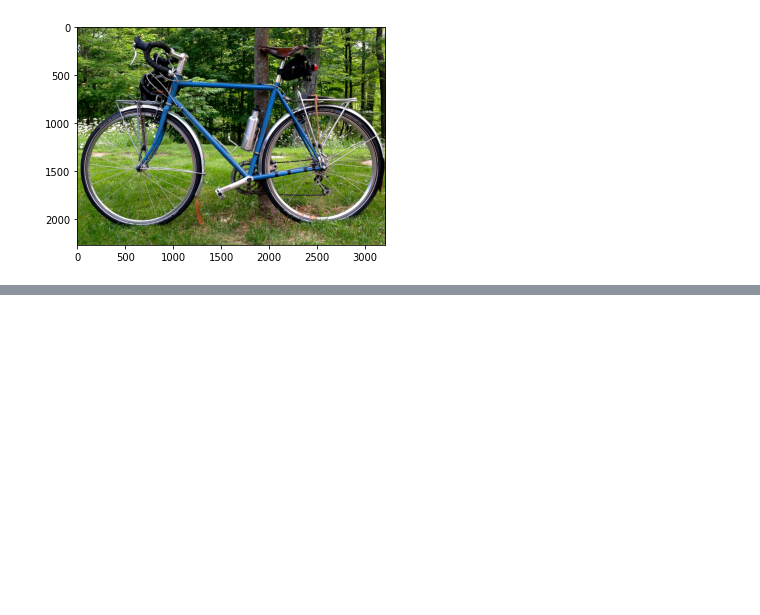
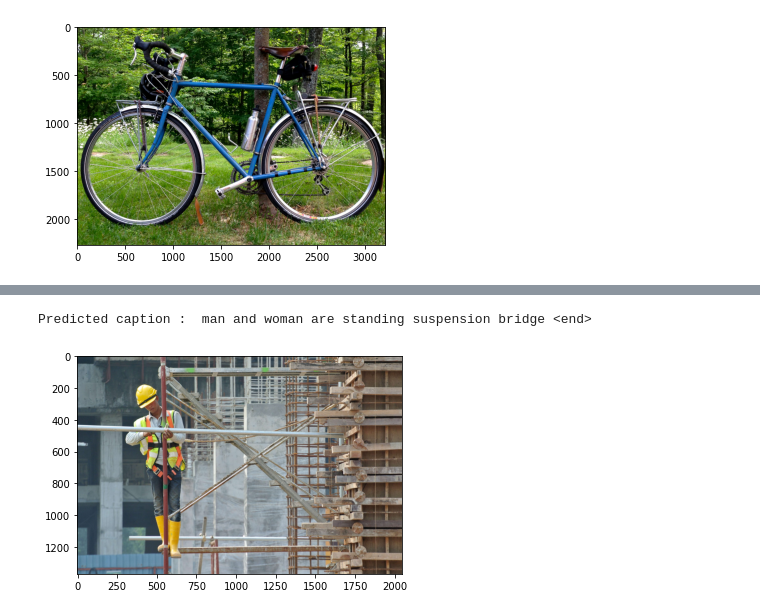
Before and after one commit to karlrameld/AI_in3, a Jupyter notebook: Example_Image_Captioning/HW30k.ipynb, the cells around one changed output, grey strips where cells are left out. Saved outputs shown, nothing was run; the diff lists cells and outputs as text; code cells hidden in the pictures; blank space fills up the shorter version.

```diff
--- a/Example_Image_Captioning/HW30k.ipynb
+++ b/Example_Image_Captioning/HW30k.ipynb
@@ -377,0 +403,5 @@ Predicted caption :  two men are standing the water <end>
+# %%
+generate_caption('https://www.grutzlaw.com/wp-content/uploads/2018/09/bigstock-124631837-1.jpg')
+# %% [output]
+Predicted caption :  man and woman are standing suspension bridge <end>
+[figure, added]
```
Also changed, not shown: parts of 34 cells of this notebook, 1 other file.
